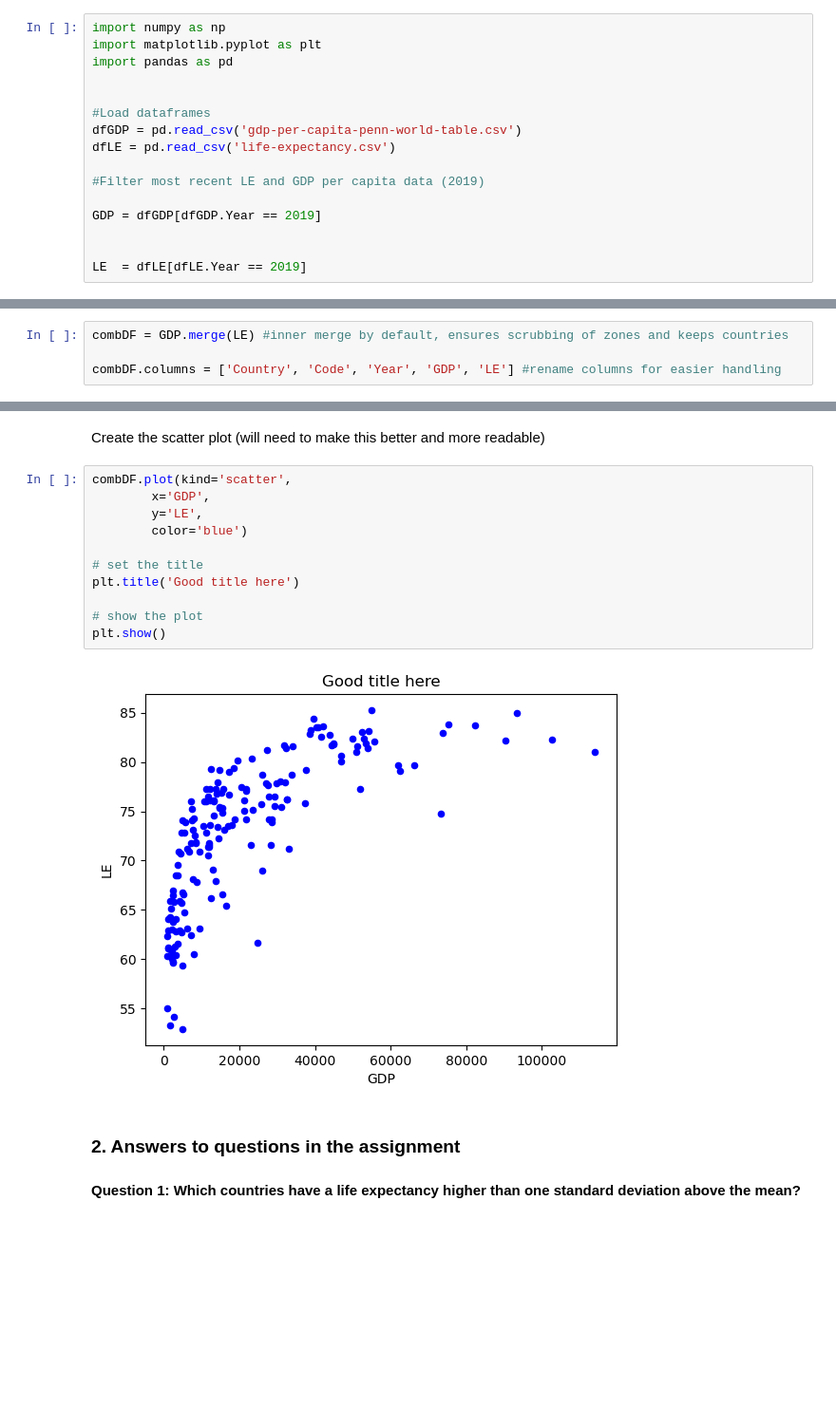
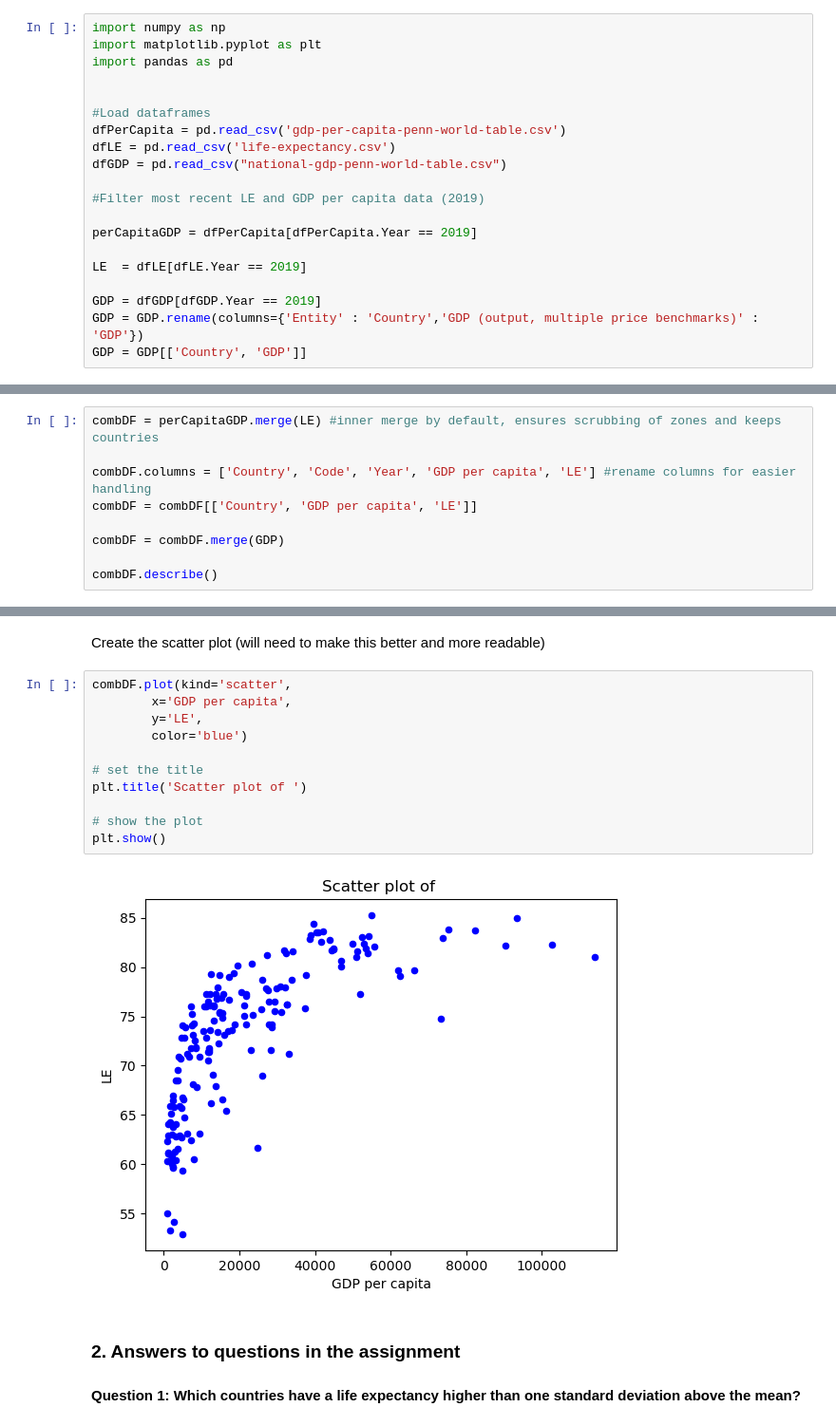
Before and after one commit to holmgren777/dat565_assignments, a Jupyter notebook: Assignment 1/assignment-1.ipynb, the cells around one changed output, grey strips where cells are left out. Shown: that part at 95% size. Drawn from its saved outputs; the diff is of its cells as text; blank space fills up the shorter version.

```diff
--- a/Assignment 1/assignment-1.ipynb
+++ b/Assignment 1/assignment-1.ipynb
@@ -11,20 +11,29 @@ import pandas as pd
 
 
 #Load dataframes
-dfGDP = pd.read_csv('gdp-per-capita-penn-world-table.csv')
+dfPerCapita = pd.read_csv('gdp-per-capita-penn-world-table.csv')
 dfLE = pd.read_csv('life-expectancy.csv')
+dfGDP = pd.read_csv("national-gdp-penn-world-table.csv")
 
 #Filter most recent LE and GDP per capita data (2019)
 
-GDP = dfGDP[dfGDP.Year == 2019]
-
+perCapitaGDP = dfPerCapita[dfPerCapita.Year == 2019]
 
 LE  = dfLE[dfLE.Year == 2019]
+
+GDP = dfGDP[dfGDP.Year == 2019]
+GDP = GDP.rename(columns={'Entity' : 'Country','GDP (output, multiple price benchmarks)' : 'GDP'})
+GDP = GDP[['Country', 'GDP']]
 # %% [markdown]
 Next, merge the two dataframes by the default inner merge to ensure corresponding countries get listed with their respective GDP and LE. This will removes zones (Europe, World, etc) and keeps countries only
 
 **Caution**: This will also scrub the countries which do not have a listed GDP for the year 2019. For the sake of the assignment, we will omit these countries from the coming discussions/analysis
 # %%
-combDF = GDP.merge(LE) #inner merge by default, ensures scrubbing of zones and keeps countries
+combDF = perCapitaGDP.merge(LE) #inner merge by default, ensures scrubbing of zones and keeps countries
 
-combDF.columns = ['Country', 'Code', 'Year', 'GDP', 'LE'] #rename columns for easier handling
+combDF.columns = ['Country', 'Code', 'Year', 'GDP per capita', 'LE'] #rename columns for easier handling
+combDF = combDF[['Country', 'GDP per capita', 'LE']]
+
+combDF = combDF.merge(GDP)
+
+combDF.describe()
@@ -32,17 +51,17 @@ combDF.columns = ['Country', 'Code', 'Year', 'GDP', 'LE'] #rename columns for ea
 Create the scatter plot (will need to make this better and more readable)
 # %%
 combDF.plot(kind='scatter',
-        x='GDP',
+        x='GDP per capita',
         y='LE',
         color='blue')
 
 # set the title
-plt.title('Good title here')
+plt.title('Scatter plot of ')
 
 # show the plot
 plt.show()
 # %% [output]
-[figure, old version]
+[figure, new version]
 # %% [markdown]
 ### 2. Answers to questions in the assignment
 
```
Also changed, not shown: parts of 3 cells of this notebook.
